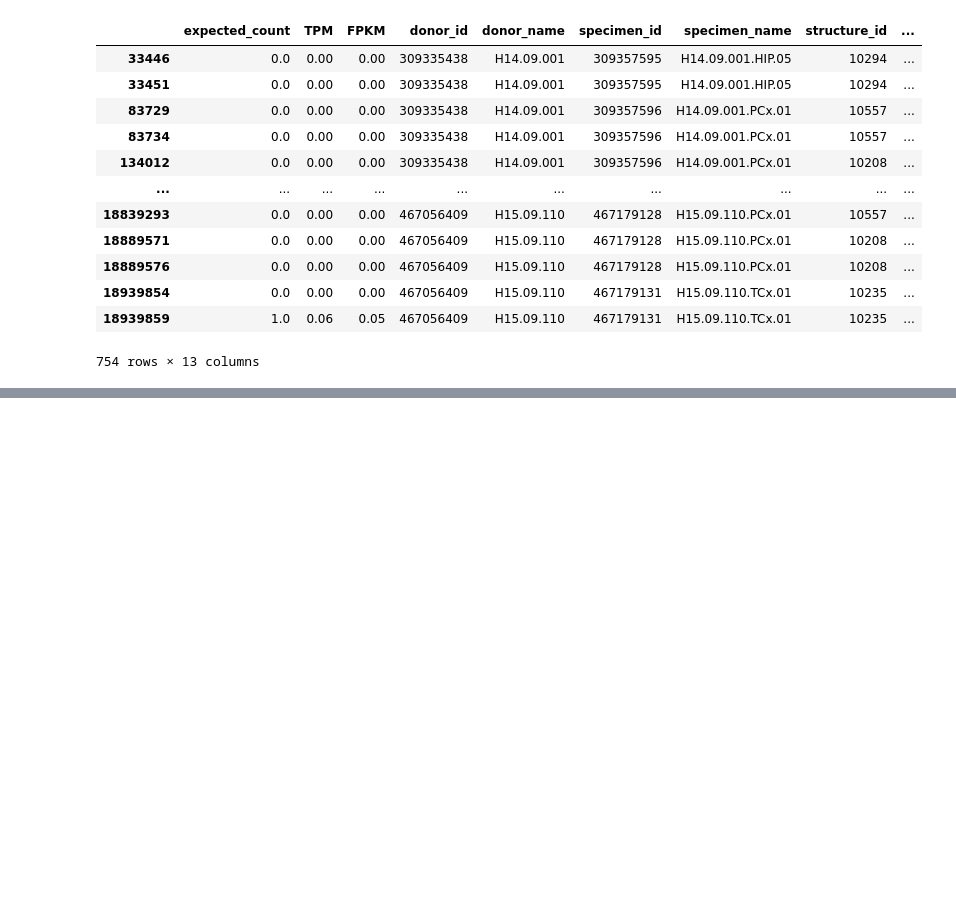
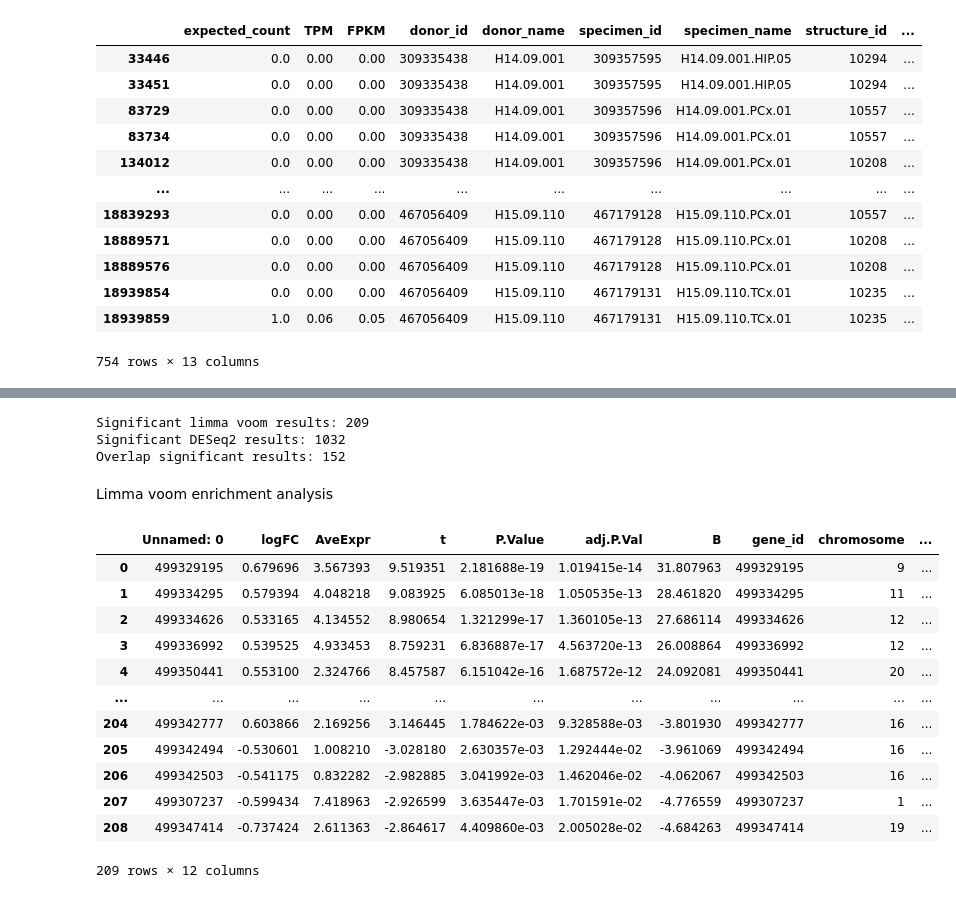
Before and after one commit to clmangham/aging_dementia_tbi, a Jupyter notebook: notebooks/RNAnalysis_CD.ipynb, the cells around one changed output, grey strips where cells are left out. Cells and saved outputs as stored; diff of their text form; code cells hidden in the pictures; blank space fills up the shorter version.

Commit message:
limma voom, begin enrichment analysis

```diff
--- a/notebooks/RNAnalysis_CD.ipynb
+++ b/notebooks/RNAnalysis_CD.ipynb
@@ -140,0 +184,3 @@ CountFilter('C:/Users/dyeca/OneDrive/Documents/capstone/aging_dementia_tbi/data/
+# %%
+lv_res=pd.read_csv('C:\\Users\\dyeca\\OneDrive\\Documents\\capstone\\aging_dementia_tbi\\data\\interim\\LimmaVoom_condition_Dementia_vs_NoDementia.csv')
+deseq2_res=pd.read_csv('C:\\Users\\dyeca\\OneDrive\\Documents\\capstone\\aging_dementia_tbi\\data\\interim\\DESeq2_condition_Dementia_vs_NoDementia.csv')
@@ -140,0 +196,17 @@ CountFilter('C:/Users/dyeca/OneDrive/Documents/capstone/aging_dementia_tbi/data/
+# %%
+pval_cutoff=.05
+lfc_cutoff=0.5
+# %%
+print('Significant limma voom results: {}'.format(len(lv_res[((lv_res['adj.P.Val']<pval_cutoff)&(abs(lv_res['logFC'])>lfc_cutoff))])))
+print('Significant DESeq2 results: {}'.format(len(deseq2_res[(deseq2_res['padj']<pval_cutoff)&(abs(deseq2_res['log2FoldChange'])>lfc_cutoff)])))
+print('Overlap significant results: {}'.format(len(set(deseq2_res[(deseq2_res['padj']<pval_cutoff)&(abs(deseq2_res['log2FoldChange'])>lfc_cutoff)]['Unnamed: 0']).intersection(set(lv_res[((lv_res['adj.P.Val']<pval_cutoff)&(abs(lv_res['logFC'])>lfc_cutoff))]['Unnamed: 0'])))))
+# %% [output]
+Significant limma voom results: 209
+Significant DESeq2 results: 1032
+Overlap significant results: 152
+# %% [markdown]
+Limma voom enrichment analysis
+# %%
+lv_filtered=lv_res[((lv_res['adj.P.Val']<pval_cutoff)&(abs(lv_res['logFC'])>lfc_cutoff))]
+# %%
+lv_genes_merged=lv_filtered.merge(genes,left_on='Unnamed: 0',right_on='gene_id')
@@ -140,0 +215,16 @@ CountFilter('C:/Users/dyeca/OneDrive/Documents/capstone/aging_dementia_tbi/data/
+# %%
+lv_genes_merged
+# %% [output]
+|  | Unnamed: 0 | logFC | AveExpr | t | P.Value | adj.P.Val | B | gene_id | chromosome | ... |
+| 0 | 499329195 | 0.679696 | 3.567393 | 9.519351 | 2.181688e-19 | 1.019415e-14 | 31.807963 | 499329195 | 9 | ... |
+| 1 | 499334295 | 0.579394 | 4.048218 | 9.083925 | 6.085013e-18 | 1.050535e-13 | 28.461820 | 499334295 | 11 | ... |
+| 2 | 499334626 | 0.533165 | 4.134552 | 8.980654 | 1.321299e-17 | 1.360105e-13 | 27.686114 | 499334626 | 12 | ... |
+| 3 | 499336992 | 0.539525 | 4.933453 | 8.759231 | 6.836887e-17 | 4.563720e-13 | 26.008864 | 499336992 | 12 | ... |
+| 4 | 499350441 | 0.553100 | 2.324766 | 8.457587 | 6.151042e-16 | 1.687572e-12 | 24.092081 | 499350441 | 20 | ... |
+| ... | ... | ... | ... | ... | ... | ... | ... | ... | ... | ... |
+| 204 | 499342777 | 0.603866 | 2.169256 | 3.146445 | 1.784622e-03 | 9.328588e-03 | -3.801930 | 499342777 | 16 | ... |
+| 205 | 499342494 | -0.530601 | 1.008210 | -3.028180 | 2.630357e-03 | 1.292444e-02 | -3.961069 | 499342494 | 16 | ... |
+| 206 | 499342503 | -0.541175 | 0.832282 | -2.982885 | 3.041992e-03 | 1.462046e-02 | -4.062067 | 499342503 | 16 | ... |
+| 207 | 499307237 | -0.599434 | 7.418963 | -2.926599 | 3.635447e-03 | 1.701591e-02 | -4.776559 | 499307237 | 1 | ... |
+| 208 | 499347414 | -0.737424 | 2.611363 | -2.864617 | 4.409860e-03 | 2.005028e-02 | -4.684263 | 499347414 | 19 | ... |
+209 rows × 12 columns
```
Also changed, not shown: parts of 39 cells of this notebook, 1 other file.
